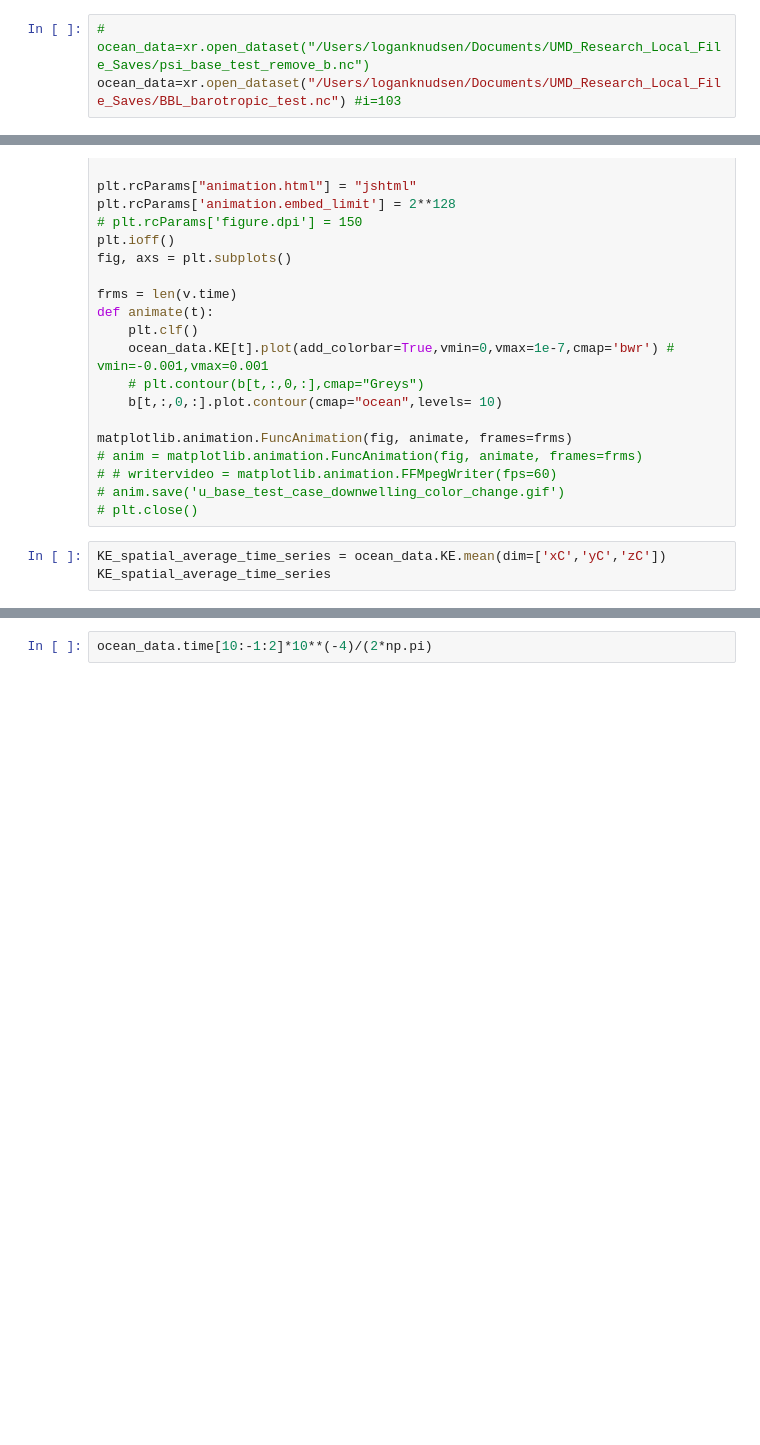
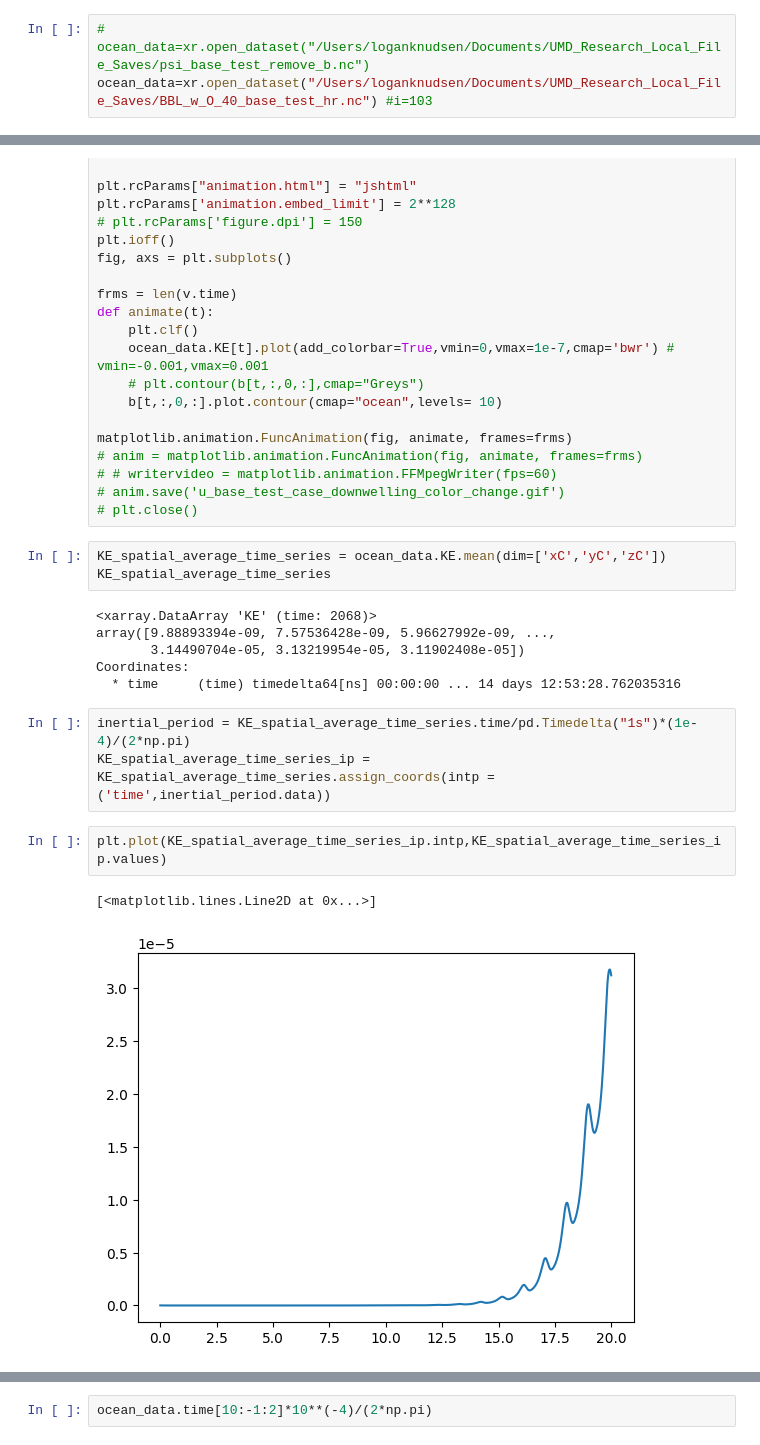
Before and after one commit to loganpknudsen/BottomBoundaryLayer, a Jupyter notebook: Result_Calculations/v_velocity_visualization_standard.ipynb, the cells around one changed output, grey strips where cells are left out. Drawn from its saved outputs; the diff is of its cells as text; blank space fills up the shorter version.

```diff
--- a/Result_Calculations/v_velocity_visualization_standard.ipynb
+++ b/Result_Calculations/v_velocity_visualization_standard.ipynb
@@ -5,6 +6,6 @@ import matplotlib.pyplot as plt
 # %%
 # ocean_data=xr.open_dataset("/Users/loganknudsen/Documents/UMD_Research_Local_File_Saves/psi_base_test_remove_b.nc")
-ocean_data=xr.open_dataset("/Users/loganknudsen/Documents/UMD_Research_Local_File_Saves/BBL_barotropic_test.nc") #i=103
+ocean_data=xr.open_dataset("/Users/loganknudsen/Documents/UMD_Research_Local_File_Saves/BBL_w_O_40_base_test_hr.nc") #i=103
 # %%
 ocean_data.u
 # %%
@@ -127,3 +130,17 @@ matplotlib.animation.FuncAnimation(fig, animate, frames=frms)
 # %%
 KE_spatial_average_time_series = ocean_data.KE.mean(dim=['xC','yC','zC'])
 KE_spatial_average_time_series
+# %% [output]
+<xarray.DataArray 'KE' (time: 2068)>
+array([9.88893394e-09, 7.57536428e-09, 5.96627992e-09, ...,
+       3.14490704e-05, 3.13219954e-05, 3.11902408e-05])
+Coordinates:
+  * time     (time) timedelta64[ns] 00:00:00 ... 14 days 12:53:28.762035316
+# %%
+inertial_period = KE_spatial_average_time_series.time/pd.Timedelta("1s")*(1e-4)/(2*np.pi)
+KE_spatial_average_time_series_ip = KE_spatial_average_time_series.assign_coords(intp = ('time',inertial_period.data))
+# %%
+plt.plot(KE_spatial_average_time_series_ip.intp,KE_spatial_average_time_series_ip.values)
+# %% [output]
+[<matplotlib.lines.Line2D at 0x...>]
+[figure, added]
```
Also changed, not shown: parts of 10 cells of this notebook, 3 other files.
